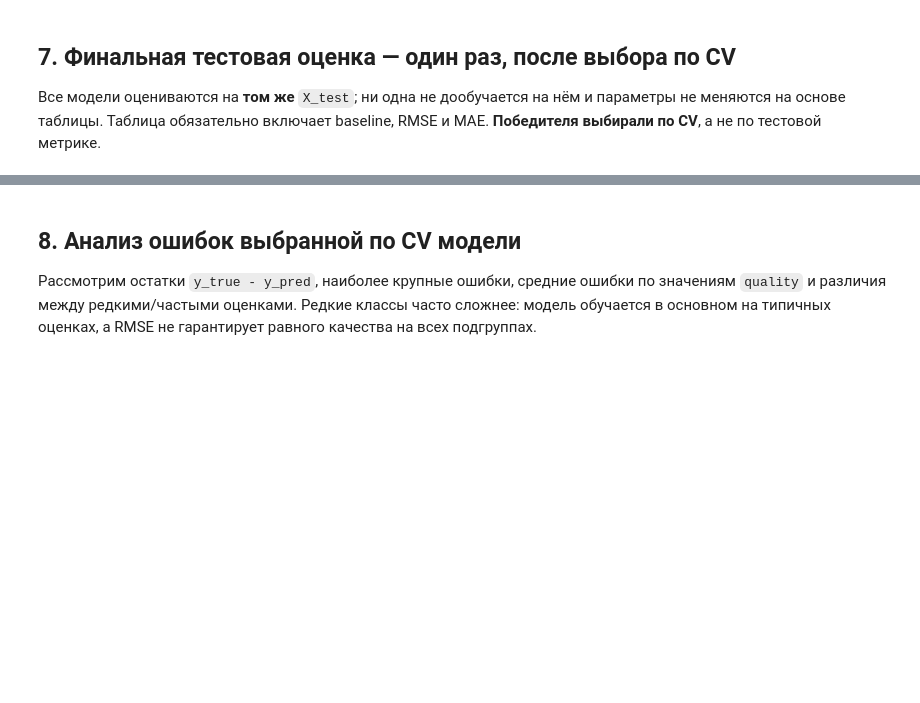
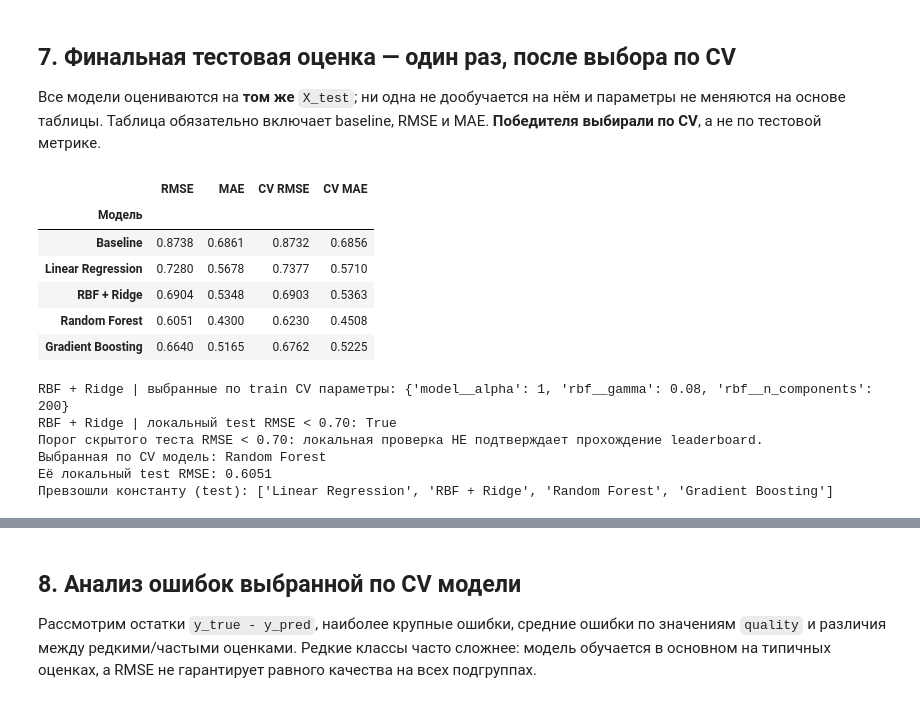
Before and after one commit to mariakotikw/ml_course_mai, a Jupyter notebook: regression/lab01_solution.ipynb, the cells around one changed output, grey strips where cells are left out. Saved outputs shown, nothing was run; the diff lists cells and outputs as text; code cells hidden in the pictures; blank space fills up the shorter version.

```diff
--- a/regression/lab01_solution.ipynb
+++ b/regression/lab01_solution.ipynb
@@ -240,18 +468,37 @@ print("и корреляциями между признаками; feature impo
 # %%
 test_rows = []
 predictions = {}
-for name in ["Baseline", "Linear Regression", "Random Forest", "Gradient Boosting"]:
+model_order = ["Baseline", "Linear Regression", "RBF + Ridge", "Random Forest", "Gradient Boosting"]
+for name in model_order:
     pred = fitted_models[name].predict(X_test)
     predictions[name] = pred
     test_rows.append({"Модель": name, **metrics(y_test, pred)})
 test_table = pd.DataFrame(test_rows).set_index("Модель").loc[
-    ["Baseline", "Linear Regression", "Random Forest", "Gradient Boosting"]
+    model_order
 ]
+# В итоговой таблице сохраняем test RMSE/MAE и добавляем train CV для сравнения.
+test_table = test_table.join(cv_table.set_index("Модель")[["CV RMSE", "CV MAE"]])
 display(test_table.round(4))
+print("RBF + Ridge | выбранные по train CV параметры:", best_params["RBF + Ridge"])
+print("RBF + Ridge | локальный test RMSE < 0.70:", test_table.loc["RBF + Ridge", "RMSE"] < 0.70)
 print("Порог скрытого теста RMSE < 0.70: локальная проверка НЕ подтверждает прохождение leaderboard.")
 print("Выбранная по CV модель:", best_name)
 print("Её локальный test RMSE:", round(test_table.loc[best_name, "RMSE"], 4))
 print("Превзошли константу (test):", test_table.index[test_table["RMSE"] < test_table.loc["Baseline", "RMSE"]].tolist())
+# %% [output]
+|  | RMSE | MAE | CV RMSE | CV MAE |
+| Модель |  |  |  |  |
+| Baseline | 0.8738 | 0.6861 | 0.8732 | 0.6856 |
+| Linear Regression | 0.7280 | 0.5678 | 0.7377 | 0.5710 |
+| RBF + Ridge | 0.6904 | 0.5348 | 0.6903 | 0.5363 |
+| Random Forest | 0.6051 | 0.4300 | 0.6230 | 0.4508 |
+| Gradient Boosting | 0.6640 | 0.5165 | 0.6762 | 0.5225 |
+RBF + Ridge | выбранные по train CV параметры: {'model__alpha': 1, 'rbf__gamma': 0.08, 'rbf__n_components': 200}
+RBF + Ridge | локальный test RMSE < 0.70: True
+Порог скрытого теста RMSE < 0.70: локальная проверка НЕ подтверждает прохождение leaderboard.
+Выбранная по CV модель: Random Forest
+Её локальный test RMSE: 0.6051
+Превзошли константу (test): ['Linear Regression', 'RBF + Ridge', 'Random Forest', 'Gradient Boosting']
 # %%
 # Фактическое сравнение итоговых результатов (после единственной тестовой оценки)
 baseline_rmse = test_table.loc["Baseline", "RMSE"]
```
Also changed, not shown: parts of 21 cells of this notebook.
